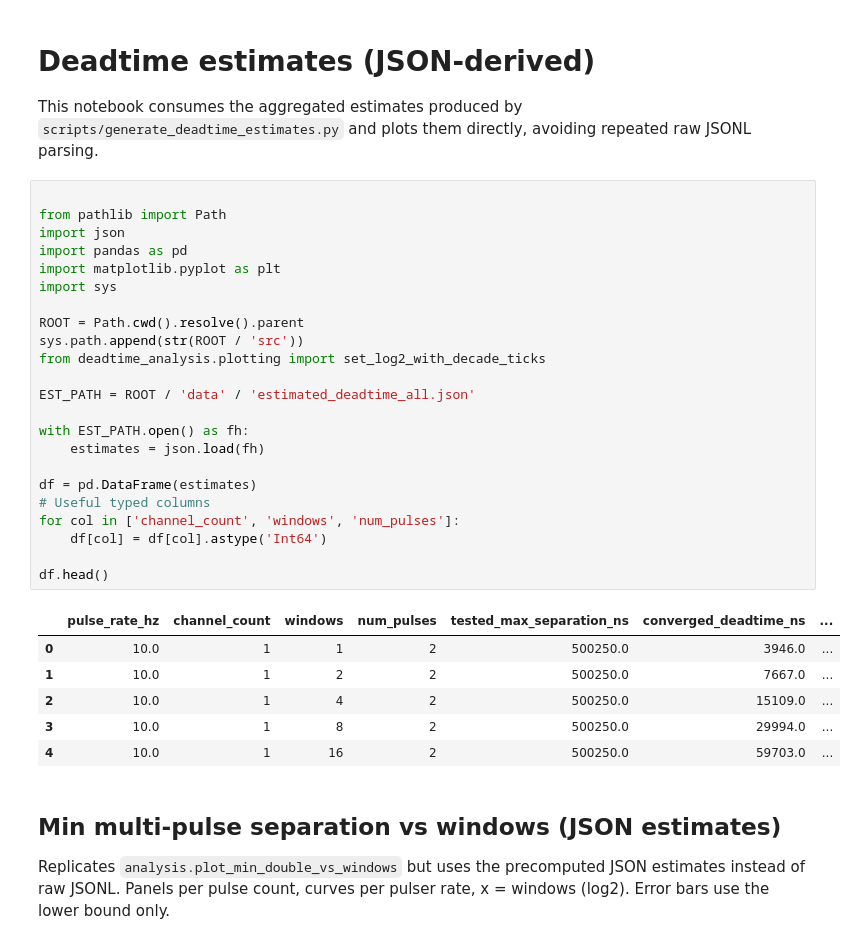
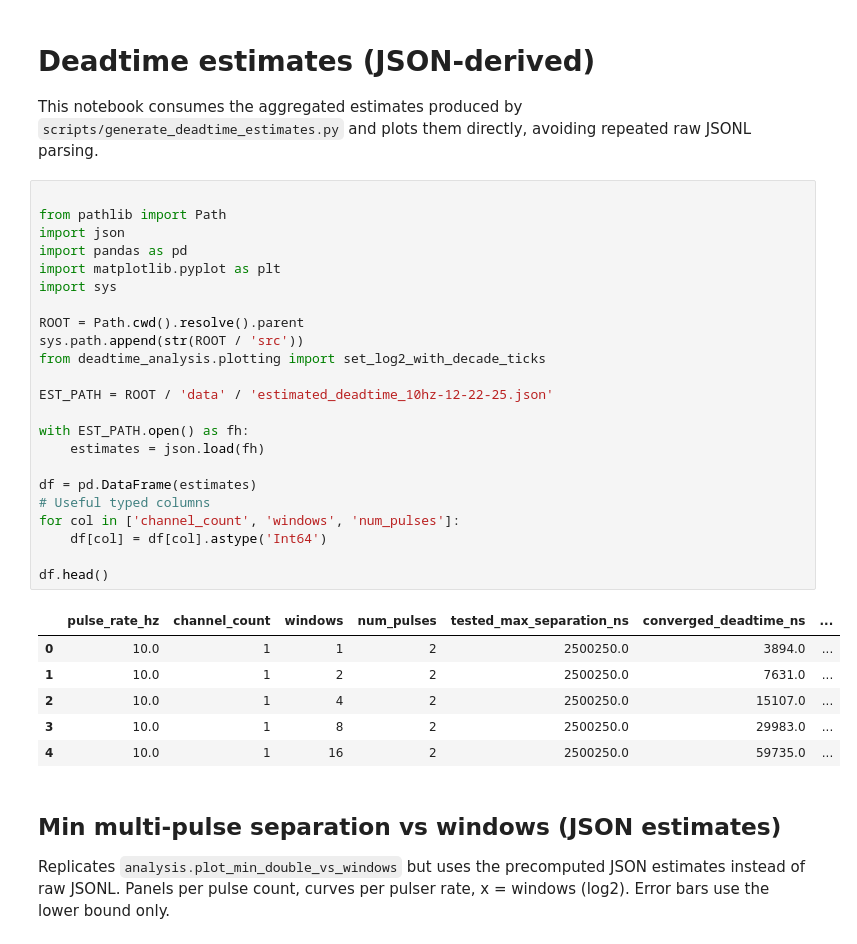
Before and after one commit to jaca230/nalu_deadtime_tests, a Jupyter notebook: notebooks/deadtime_estimates.ipynb, the cells around one changed output. Cells and saved outputs as stored; diff of their text form.

```diff
--- a/notebooks/deadtime_estimates.ipynb
+++ b/notebooks/deadtime_estimates.ipynb
@@ -4,33 +4,33 @@ This notebook consumes the aggregated estimates produced by `scripts/generate_de
 # %%
 
 from pathlib import Path
 import json
 import pandas as pd
 import matplotlib.pyplot as plt
 import sys
 
 ROOT = Path.cwd().resolve().parent
 sys.path.append(str(ROOT / 'src'))
 from deadtime_analysis.plotting import set_log2_with_decade_ticks
 
-EST_PATH = ROOT / 'data' / 'estimated_deadtime_all.json'
+EST_PATH = ROOT / 'data' / 'estimated_deadtime_10hz-12-22-25.json'
 
 with EST_PATH.open() as fh:
     estimates = json.load(fh)
 
 df = pd.DataFrame(estimates)
 # Useful typed columns
 for col in ['channel_count', 'windows', 'num_pulses']:
     df[col] = df[col].astype('Int64')
 
 df.head()
 # %% [output]
 |  | pulse_rate_hz | channel_count | windows | num_pulses | tested_max_separation_ns | converged_deadtime_ns | ... |
-| 0 | 10.0 | 1 | 1 | 2 | 500250.0 | 3946.0 | ... |
-| 1 | 10.0 | 1 | 2 | 2 | 500250.0 | 7667.0 | ... |
-| 2 | 10.0 | 1 | 4 | 2 | 500250.0 | 15109.0 | ... |
-| 3 | 10.0 | 1 | 8 | 2 | 500250.0 | 29994.0 | ... |
-| 4 | 10.0 | 1 | 16 | 2 | 500250.0 | 59703.0 | ... |
+| 0 | 10.0 | 1 | 1 | 2 | 2500250.0 | 3894.0 | ... |
+| 1 | 10.0 | 1 | 2 | 2 | 2500250.0 | 7631.0 | ... |
+| 2 | 10.0 | 1 | 4 | 2 | 2500250.0 | 15107.0 | ... |
+| 3 | 10.0 | 1 | 8 | 2 | 2500250.0 | 29983.0 | ... |
+| 4 | 10.0 | 1 | 16 | 2 | 2500250.0 | 59735.0 | ... |
 # %% [markdown]
 ## Min multi-pulse separation vs windows (JSON estimates)
 Replicates `analysis.plot_min_double_vs_windows` but uses the precomputed JSON estimates instead of raw JSONL. Panels per pulse count, curves per pulser rate, x = windows (log2). Error bars use the lower bound only.
```
Also changed, not shown: parts of 5 cells of this notebook, 10 other files.
